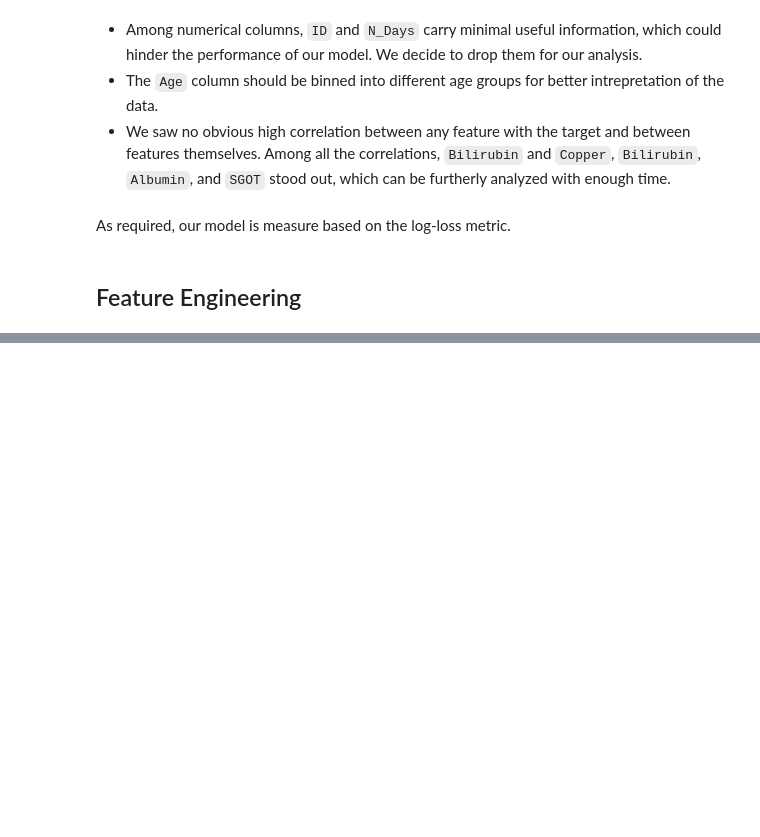
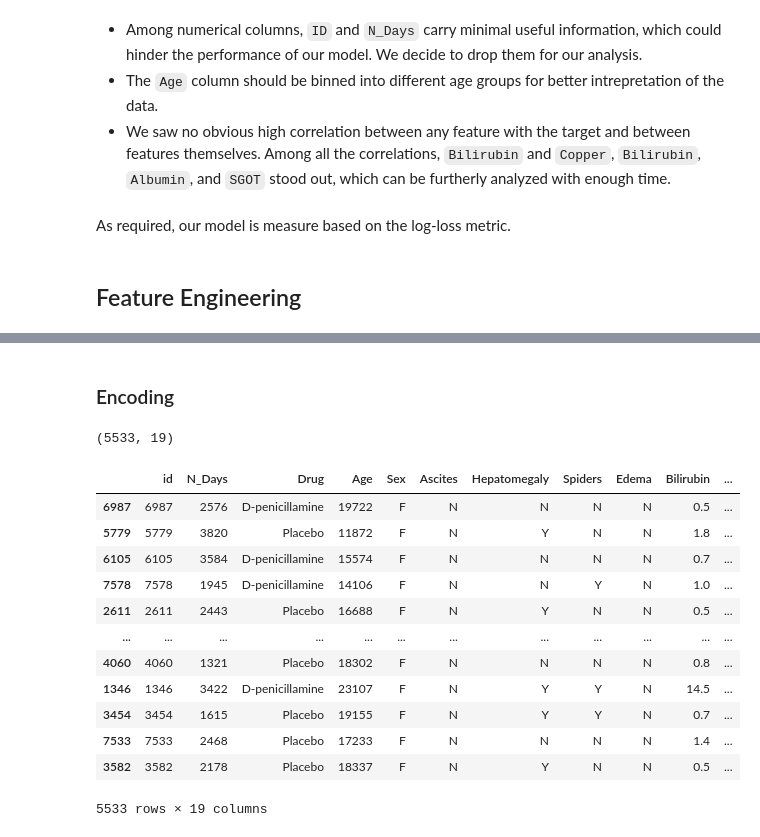
Before and after one commit to Yimei-Yang/Kaggle-MulticlassPrediction, a Jupyter notebook: multiclass.ipynb, the cells around one changed output, grey strips where cells are left out. Cells and saved outputs as stored; diff of their text form; code cells hidden in the pictures; blank space fills up the shorter version.

```diff
--- a/multiclass.ipynb
+++ b/multiclass.ipynb
@@ -222,0 +254,2 @@ As required, our model is measure based on the log-loss metric.
+# %% [markdown]
+### Encoding
@@ -222,0 +362,24 @@ As required, our model is measure based on the log-loss metric.
+# %%
+X_train = train_df.drop(columns=["Status"])
+y_train = train_df["Status"]
+X_test = test_df.drop(columns=["Status"])
+y_test = test_df["Status"]
+X_train.shape
+# %% [output]
+(5533, 19)
+# %%
+X_train
+# %% [output]
+|  | id | N_Days | Drug | Age | Sex | Ascites | Hepatomegaly | Spiders | Edema | Bilirubin | ... |
+| 6987 | 6987 | 2576 | D-penicillamine | 19722 | F | N | N | N | N | 0.5 | ... |
+| 5779 | 5779 | 3820 | Placebo | 11872 | F | N | Y | N | N | 1.8 | ... |
+| 6105 | 6105 | 3584 | D-penicillamine | 15574 | F | N | N | N | N | 0.7 | ... |
+| 7578 | 7578 | 1945 | D-penicillamine | 14106 | F | N | N | Y | N | 1.0 | ... |
+| 2611 | 2611 | 2443 | Placebo | 16688 | F | N | Y | N | N | 0.5 | ... |
+| ... | ... | ... | ... | ... | ... | ... | ... | ... | ... | ... | ... |
+| 4060 | 4060 | 1321 | Placebo | 18302 | F | N | N | N | N | 0.8 | ... |
+| 1346 | 1346 | 3422 | D-penicillamine | 23107 | F | N | Y | Y | N | 14.5 | ... |
+| 3454 | 3454 | 1615 | Placebo | 19155 | F | N | Y | Y | N | 0.7 | ... |
+| 7533 | 7533 | 2468 | Placebo | 17233 | F | N | N | N | N | 1.4 | ... |
+| 3582 | 3582 | 2178 | Placebo | 18337 | F | N | Y | N | N | 0.5 | ... |
+5533 rows × 19 columns
```
Also changed, not shown: parts of 17 cells of this notebook.
